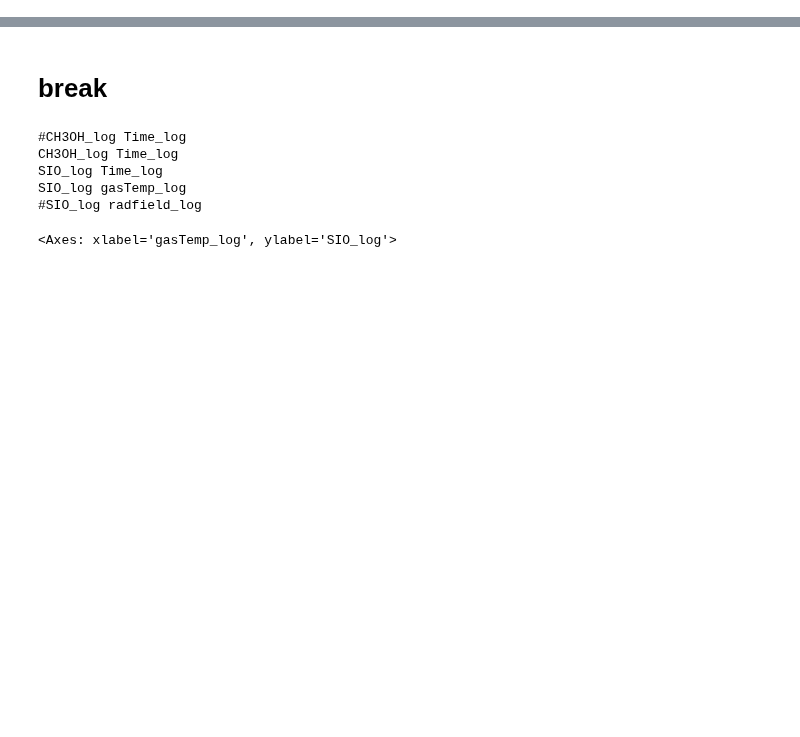
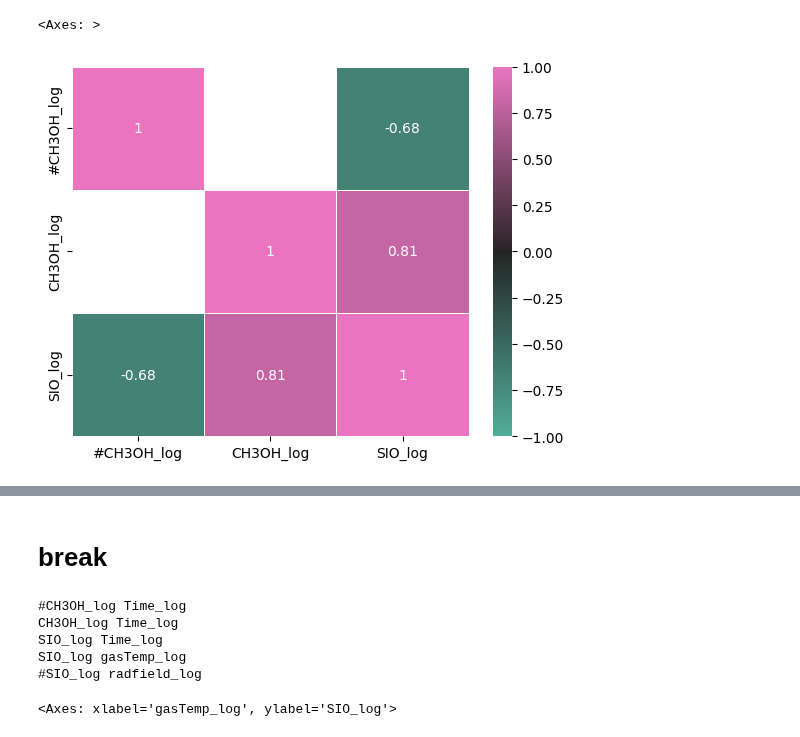
Before and after one commit to georgina-sampson/LEAPS-2024, a Jupyter notebook: Analysis/analysis.ipynb, the cells around one changed output, grey strips where cells are left out. Saved outputs shown, nothing was run; the diff lists cells and outputs as text; code cells hidden in the pictures; blank space fills up the shorter version.

```diff
--- a/Analysis/analysis.ipynb
+++ b/Analysis/analysis.ipynb
@@ -28,3 +81,10 @@ df=buildDataframe(tipo)
+# %%
+cor = df.loc[:,xaxis if singleAxis else xaxis+yaxis].corr()
+cor=cor[cor.abs().ge(0.5)].loc[xaxis,yaxis].dropna(how='all').dropna(how='all', axis=1)
+sns.heatmap(cor, vmin=-1, vmax=1, annot=True, cmap=myCmap, linewidths=.5)
+# %% [output]
+<Axes: >
+[figure, added]
 # %%
 focusList=constants.initparams[tipo]
 
```
Also changed, not shown: parts of 7 cells of this notebook, 38 other files.
